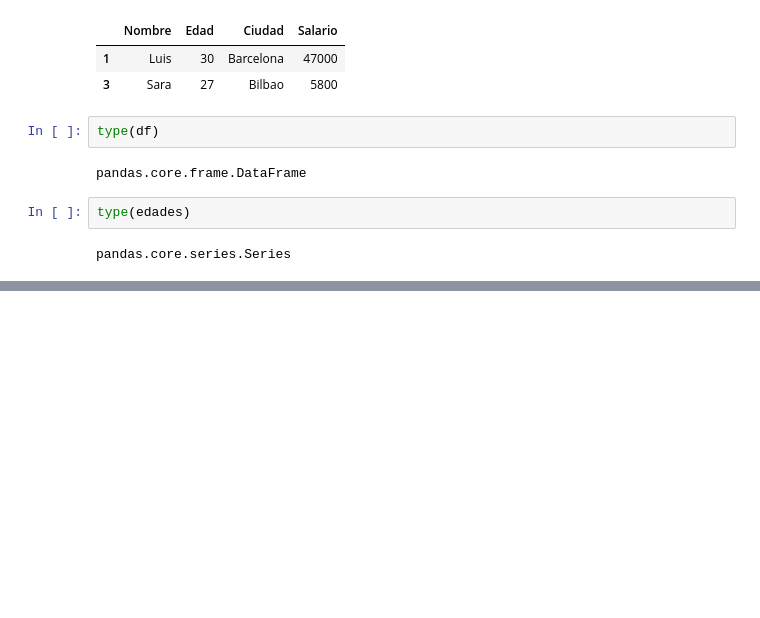
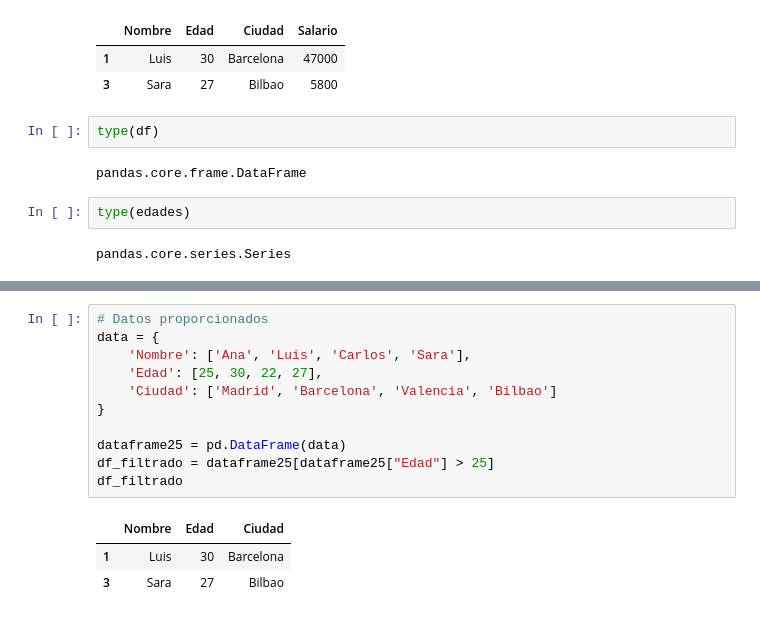
Before and after one commit to NightWingC/data-science, a Jupyter notebook: CodigoPython/Dia7/CuadernosparaPracticas/TrabajarconDataFrames.ipynb, the cells around one changed output, grey strips where cells are left out. Saved outputs shown, nothing was run; the diff lists cells and outputs as text; blank space fills up the shorter version.

```diff
--- a/CodigoPython/Dia7/CuadernosparaPracticas/TrabajarconDataFrames.ipynb
+++ b/CodigoPython/Dia7/CuadernosparaPracticas/TrabajarconDataFrames.ipynb
@@ -85,0 +99,15 @@ pandas.core.frame.DataFrame
+# %%
+# Datos proporcionados
+data = {
+    'Nombre': ['Ana', 'Luis', 'Carlos', 'Sara'],
+    'Edad': [25, 30, 22, 27],
+    'Ciudad': ['Madrid', 'Barcelona', 'Valencia', 'Bilbao']
+}
+
+dataframe25 = pd.DataFrame(data)
+df_filtrado = dataframe25[dataframe25["Edad"] > 25]
+df_filtrado
+# %% [output]
+|  | Nombre | Edad | Ciudad |
+| 1 | Luis | 30 | Barcelona |
+| 3 | Sara | 27 | Bilbao |
```
Also changed, not shown: parts of 3 cells of this notebook.
